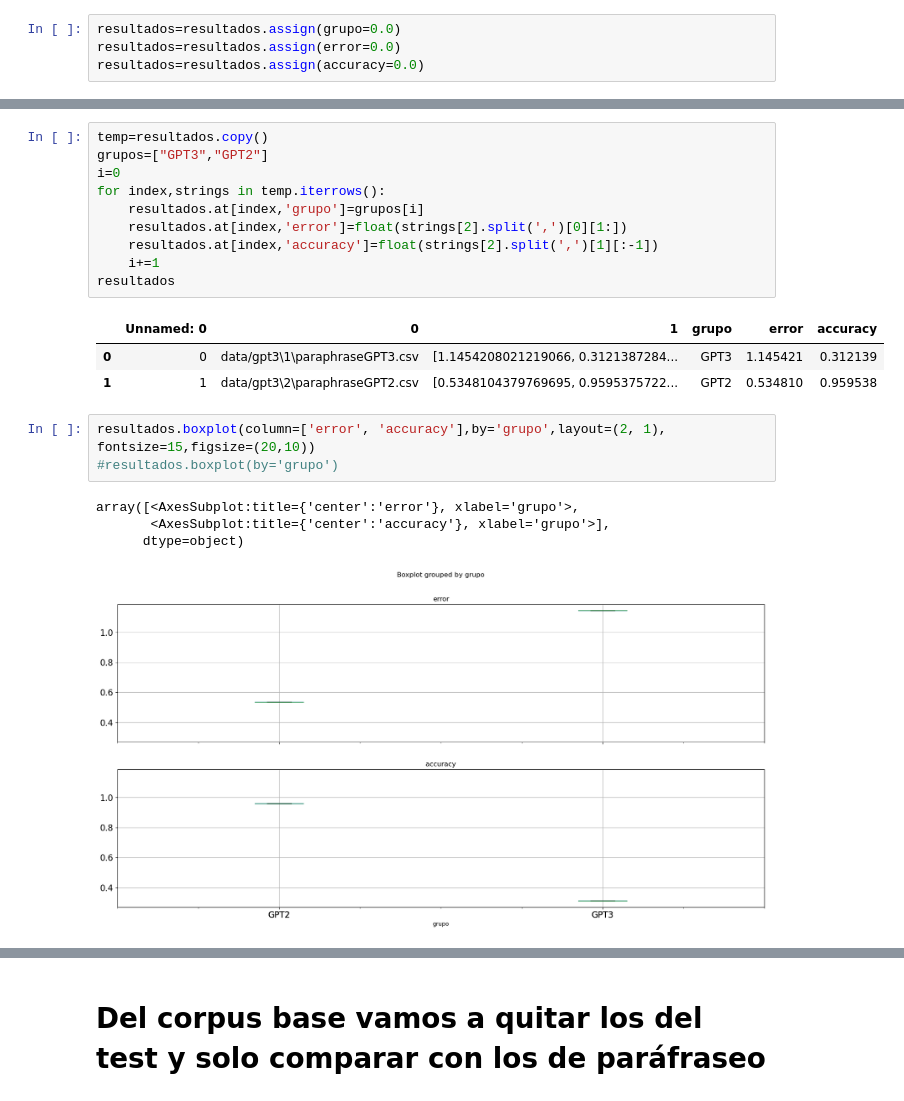
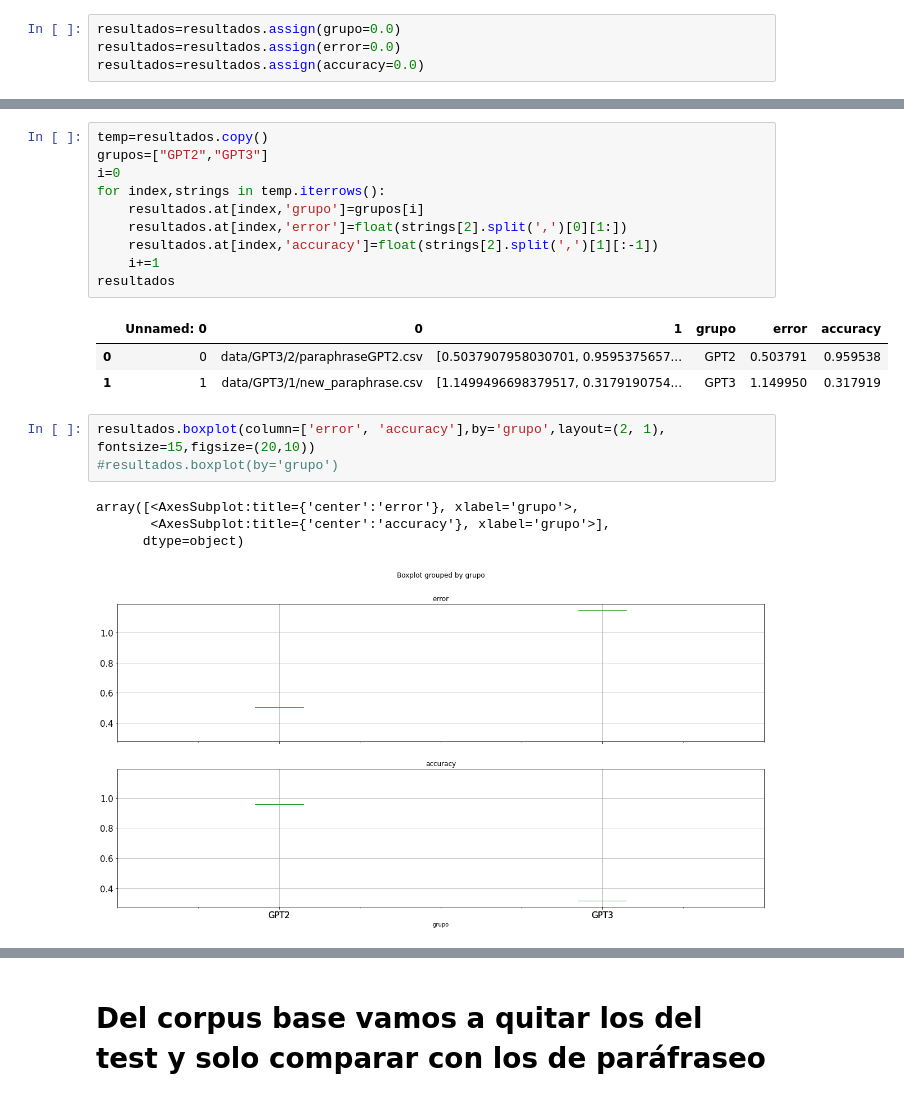
Before and after one commit to david-T-M/RTE_Parik, a Jupyter notebook: estadistica_GPT2_GPT3.ipynb, the cells around one changed output, grey strips where cells are left out. Drawn from its saved outputs; the diff is of its cells as text.

```diff
--- a/estadistica_GPT2_GPT3.ipynb
+++ b/estadistica_GPT2_GPT3.ipynb
@@ -23,17 +23,17 @@ resultados
 # %%
 temp=resultados.copy()
-grupos=["GPT3","GPT2"]
+grupos=["GPT2","GPT3"]
 i=0
 for index,strings in temp.iterrows():
     resultados.at[index,'grupo']=grupos[i]
     resultados.at[index,'error']=float(strings[2].split(',')[0][1:])
     resultados.at[index,'accuracy']=float(strings[2].split(',')[1][:-1])
     i+=1
 resultados
 # %% [output]
 |  | Unnamed: 0 | 0 | 1 | grupo | error | accuracy |
-| 0 | 0 | data/gpt3\1\paraphraseGPT3.csv | [1.1454208021219066, 0.3121387284... | GPT3 | 1.145421 | 0.312139 |
-| 1 | 1 | data/gpt3\2\paraphraseGPT2.csv | [0.5348104379769695, 0.9595375722... | GPT2 | 0.534810 | 0.959538 |
+| 0 | 0 | data/GPT3/2/paraphraseGPT2.csv | [0.5037907958030701, 0.9595375657... | GPT2 | 0.503791 | 0.959538 |
+| 1 | 1 | data/GPT3/1/new_paraphrase.csv | [1.1499496698379517, 0.3179190754... | GPT3 | 1.149950 | 0.317919 |
 # %%
 resultados.boxplot(column=['error', 'accuracy'],by='grupo',layout=(2, 1), fontsize=15,figsize=(20,10))
 #resultados.boxplot(by='grupo')
@@ -41,7 +41,7 @@ resultados.boxplot(column=['error', 'accuracy'],by='grupo',layout=(2, 1), fontsi
 array([<AxesSubplot:title={'center':'error'}, xlabel='grupo'>,
        <AxesSubplot:title={'center':'accuracy'}, xlabel='grupo'>],
       dtype=object)
-[figure, old version]
+[figure, new version]
 # %%
 import matplotlib.pyplot as plt
 
```
Also changed, not shown: parts of 16 cells of this notebook, 5 other files.
